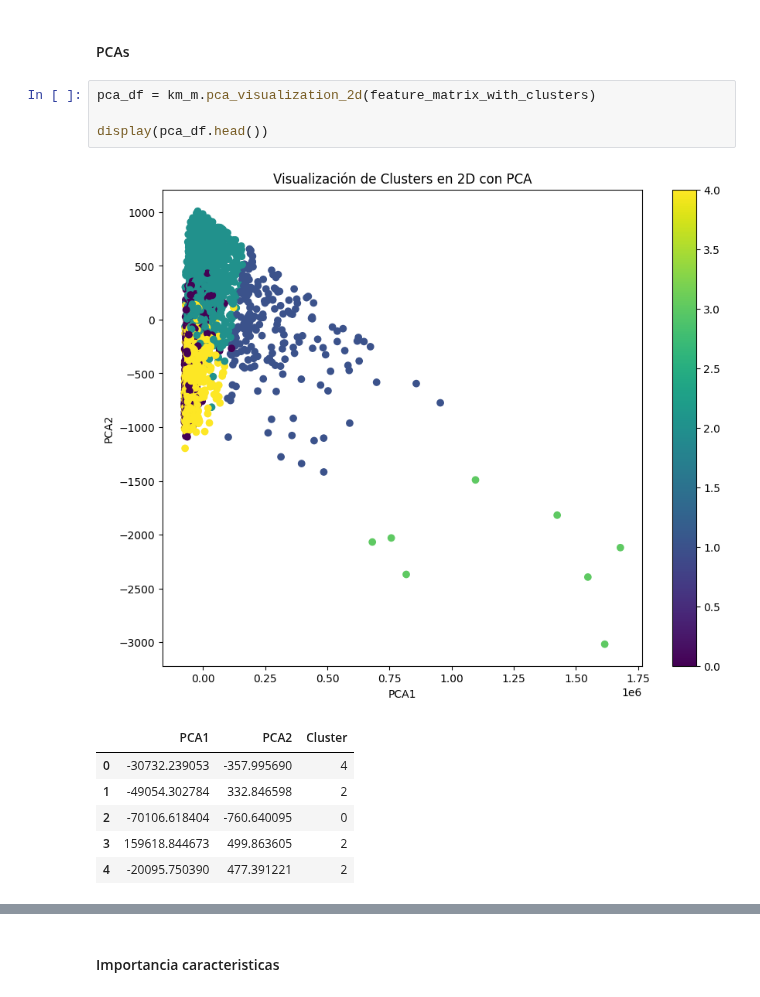
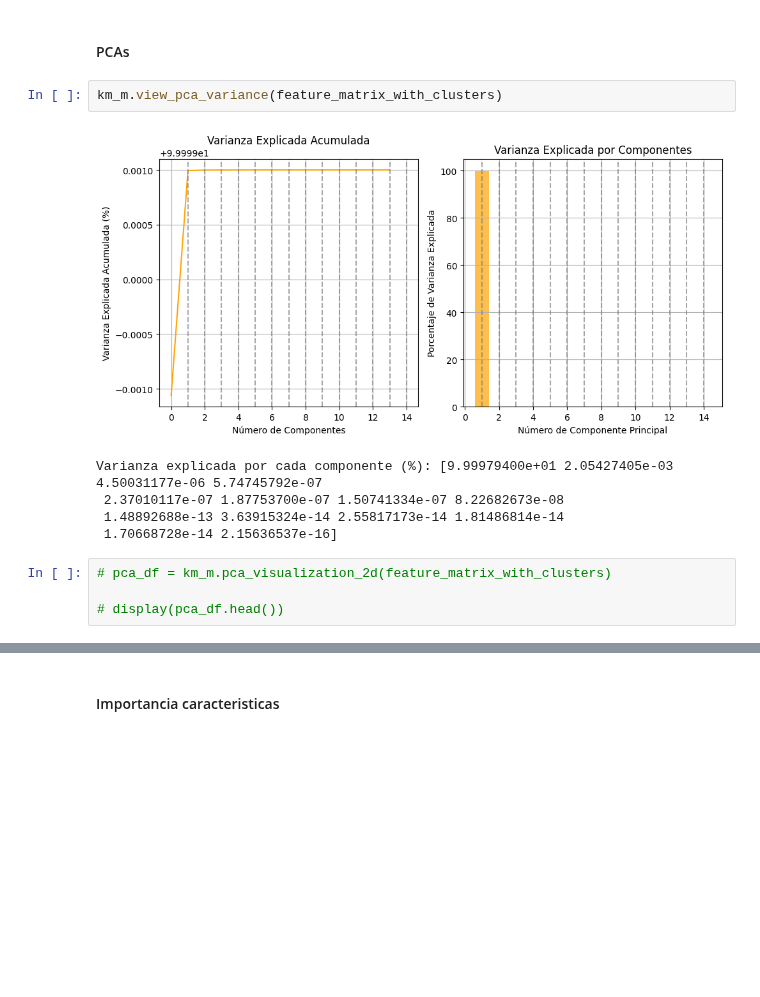
Before and after one commit to antonioMateos/grupo2retail_0424, a Jupyter notebook: 03_Clustering/03_Clustering_Productos_v2.ipynb, the cells around one changed output, grey strips where cells are left out. Drawn from its saved outputs; the diff is of its cells as text; blank space fills up the shorter version.

```diff
--- a/03_Clustering/03_Clustering_Productos_v2.ipynb
+++ b/03_Clustering/03_Clustering_Productos_v2.ipynb
@@ -889,16 +912,16 @@ feature_matrix_with_clusters.head(5)
 ### Analisis
 # %% [markdown]
 #### PCAs
+# %%
+km_m.view_pca_variance(feature_matrix_with_clusters)
+# %% [output]
+[figure, added]
+Varianza explicada por cada componente (%): [9.99979400e+01 2.05427405e-03 4.50031177e-06 5.74745792e-07
+ 2.37010117e-07 1.87753700e-07 1.50741334e-07 8.22682673e-08
+ 1.48892688e-13 3.63915324e-14 2.55817173e-14 1.81486814e-14
+ 1.70668728e-14 2.15636537e-16]
 # %%
-pca_df = km_m.pca_visualization_2d(feature_matrix_with_clusters)
+# pca_df = km_m.pca_visualization_2d(feature_matrix_with_clusters)
 
-display(pca_df.head())
+# display(pca_df.head())
-# %% [output]
-[figure, removed]
-|  | PCA1 | PCA2 | Cluster |
-| 0 | -30732.239053 | -357.995690 | 4 |
-| 1 | -49054.302784 | 332.846598 | 2 |
-| 2 | -70106.618404 | -760.640095 | 0 |
-| 3 | 159618.844673 | 499.863605 | 2 |
-| 4 | -20095.750390 | 477.391221 | 2 |
 # %%
```
Also changed, not shown: parts of 17 cells of this notebook, 3 other files.
